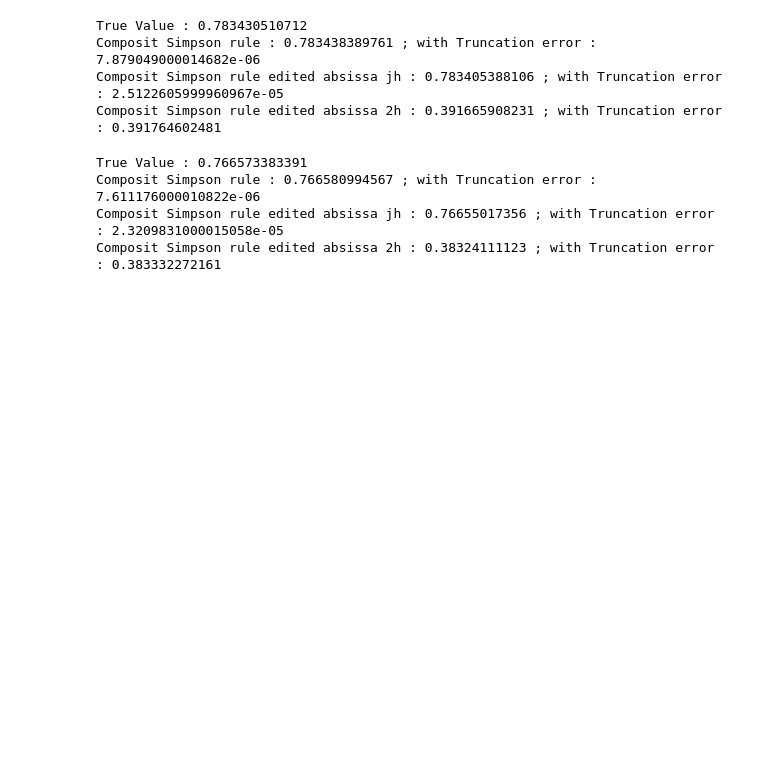
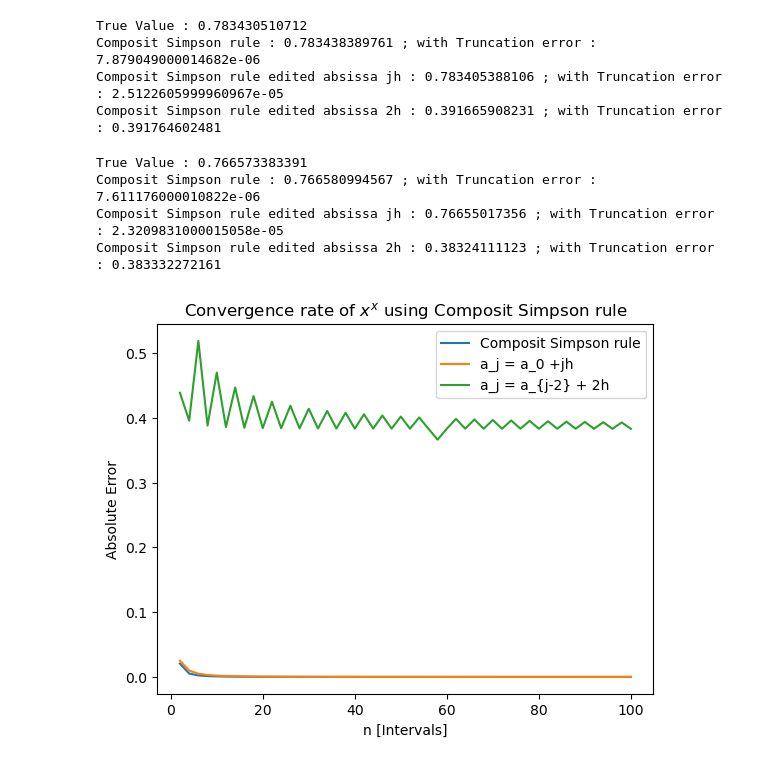
Before and after one commit to ashwin-r-k/IITK_notebooks, a Jupyter notebook: NumericalMethods/HW_Ashwin_241310004.ipynb, the cells around one changed output. Saved outputs shown, nothing was run; the diff lists cells and outputs as text; code cells hidden in the pictures; blank space fills up the shorter version.

```diff
--- a/NumericalMethods/HW_Ashwin_241310004.ipynb
+++ b/NumericalMethods/HW_Ashwin_241310004.ipynb
@@ -451,0 +520,13 @@ plt.show()
+# %%
+# Analytical Solution
+
+a = 1
+b = 3
+Area = np.pi * a * b
+
+print(f"Area of Ellipse = {Area}")
+
+h = (a-b)**2 / (a+b)**2
+permimeter = np.pi * (a+b) * (1 +  3 * h / (10 + np.sqrt(4 - 3 * h)))
+
+print(f"Perimeter of Ellipse = {permimeter}")
@@ -723,3 +810,26 @@ True Value : 0.766573383391
 Composit Simpson rule : 0.766580994567 ; with Truncation error : 7.611176000010822e-06
 Composit Simpson rule edited absissa jh : 0.76655017356 ; with Truncation error : 2.3209831000015058e-05
 Composit Simpson rule edited absissa 2h : 0.38324111123 ; with Truncation error : 0.383332272161
+# %%
+x = sp.symbols('x')
+f_expr = x**x
+f_latex = sp.latex(f_expr)
+
+plt.title(f'Convergence rate of ${f_latex}$ using Composit Simpson rule')
+
+intervals, errors = convergence_rate(f,initial, Composit_Simpson_rule, ans_quad, max_n=100)
+plot_convergence(intervals, errors,"Composit Simpson rule")
+
+intervals, errors = convergence_rate(f,initial, Composit_Simpson_rule_jh, ans_quad, max_n=100)
+plot_convergence(intervals, errors,"a_j = a_0 +jh")
+
+intervals, errors = convergence_rate(f,initial, Composit_Simpson_rule_2h, ans_quad, max_n=100)
+plot_convergence(intervals, errors,"a_j = a_{j-2} + 2h")
+
+
+plt.xlabel('n [Intervals]')
+plt.ylabel('Absolute Error')
+plt.legend()
+plt.show()
+# %% [output]
+[figure, added]
```
Also changed, not shown: parts of 9 cells of this notebook.
